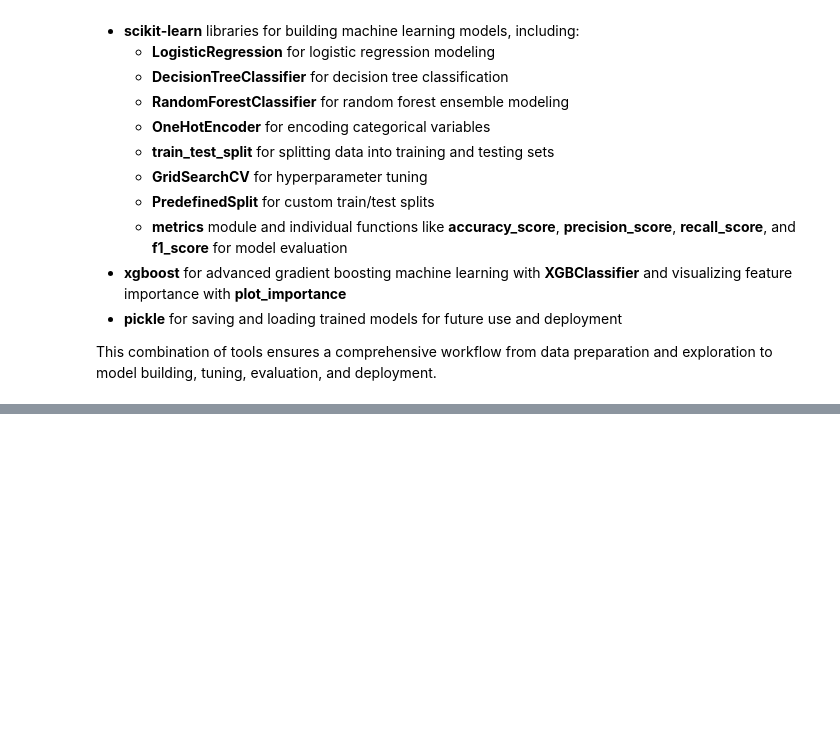
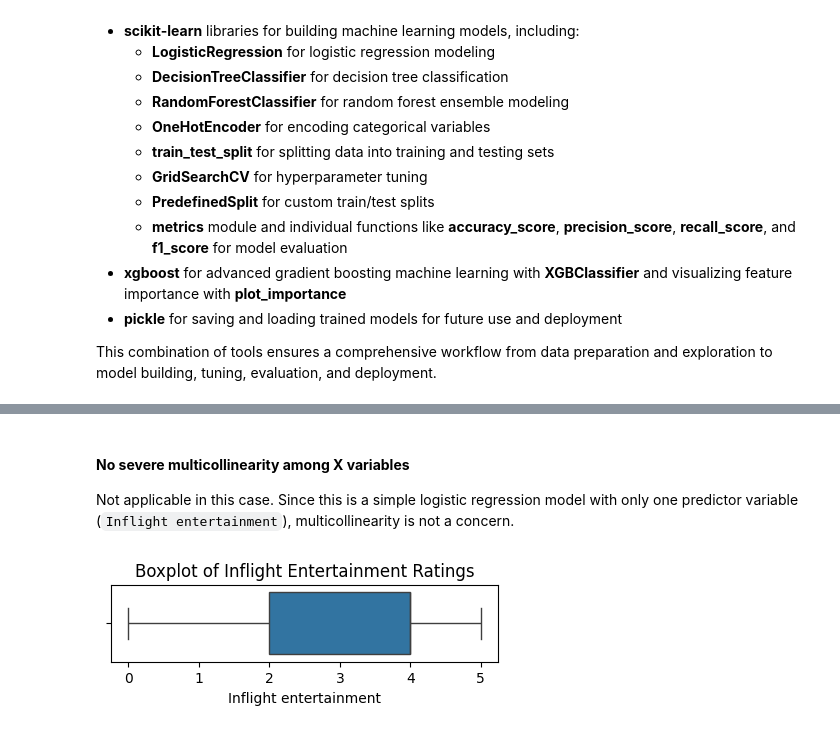
Before and after one commit to Cyberoctane29/Invistico-Airlines-Customer-Satisfaction-Prediction-End-to-End-Analysis-and-Modeling, a Jupyter notebook: Invistico_Airlines_Customer_Satisfaction_Prediction_End_to_End_Analysis_and_Modeling.ipynb, the cells around one changed output, grey strips where cells are left out. Cells and saved outputs as stored; diff of their text form; code cells hidden in the pictures; blank space fills up the shorter version.

```diff
--- a/Invistico_Airlines_Customer_Satisfaction_Prediction_End_to_End_Analysis_and_Modeling.ipynb
+++ b/Invistico_Airlines_Customer_Satisfaction_Prediction_End_to_End_Analysis_and_Modeling.ipynb
@@ -154,0 +254,2 @@ memory usage: 21.8+ MB
+# %%
+airline_df_subset=airline_df.dropna(axis=0).reset_index(drop=True);
@@ -154,0 +280,2 @@ memory usage: 21.8+ MB
+# %%
+airline_df_subset = airline_df_subset.astype({"Inflight entertainment": float})
@@ -154,0 +286,2 @@ memory usage: 21.8+ MB
+# %%
+airline_df_subset['satisfaction']=OneHotEncoder(drop='first').fit_transform(airline_df_subset[['satisfaction']]).toarray()
@@ -154,0 +329,11 @@ memory usage: 21.8+ MB
+# %% [markdown]
+#### **No severe multicollinearity among X variables**
+
+Not applicable in this case. Since this is a simple logistic regression model with only one predictor variable (`Inflight entertainment`), multicollinearity is not a concern.
+# %%
+plt.figure(figsize=(5,1))
+sns.boxplot(x=airline_df_subset['Inflight entertainment'])
+plt.title('Boxplot of Inflight Entertainment Ratings')
+plt.show()
+# %% [output]
+[figure, added]
```
Also changed, not shown: parts of 79 cells of this notebook, 1 other file.
